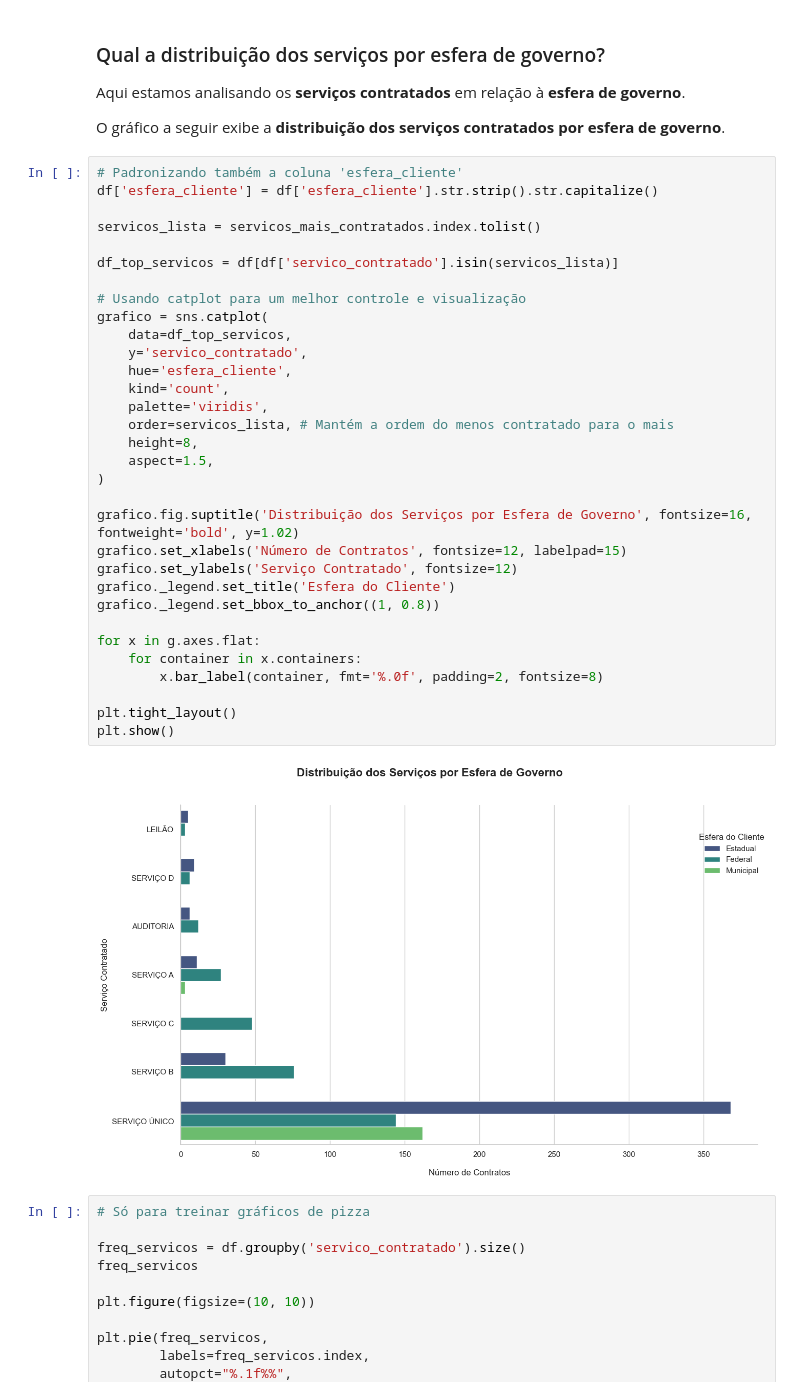
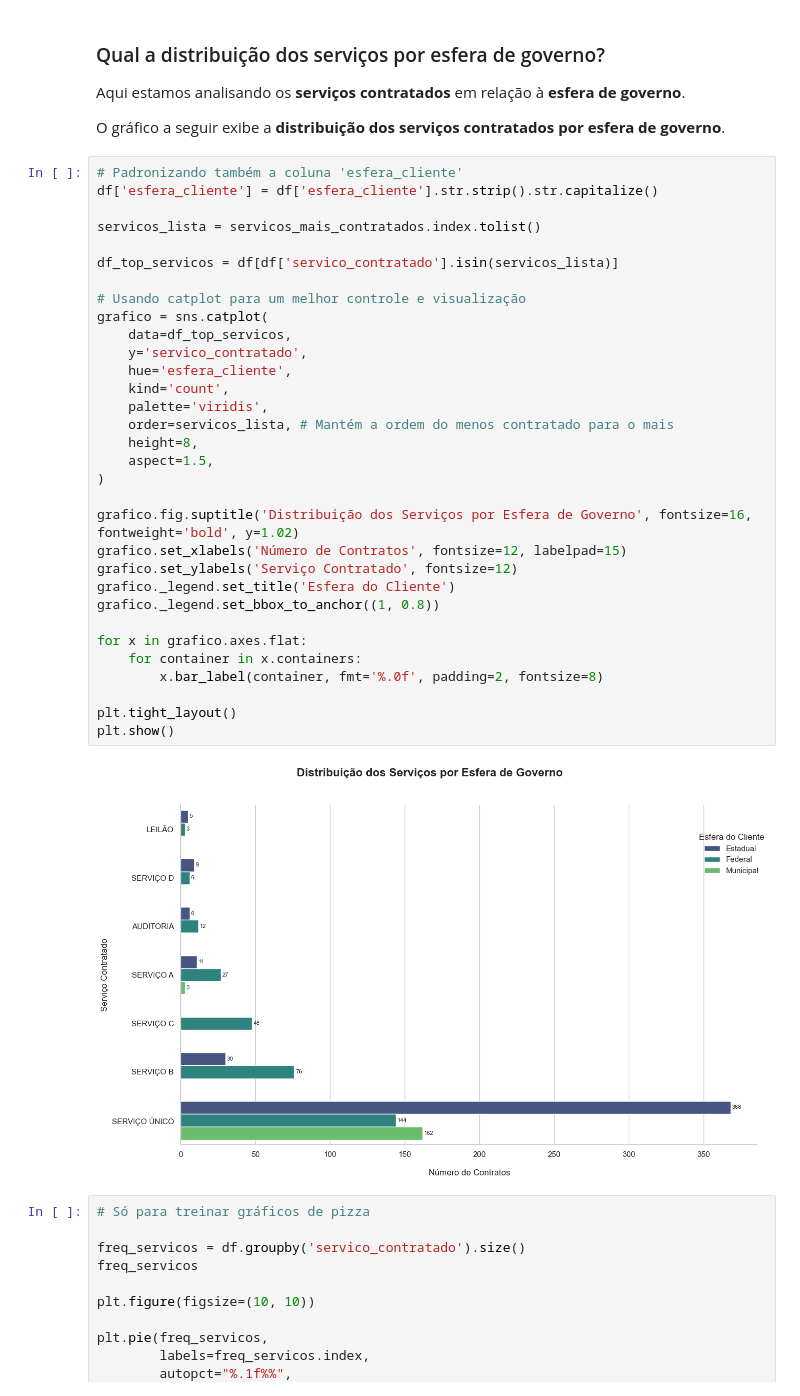
Before and after one commit to pdromls/Analise_BNDES, a Jupyter notebook: notebooks/insights4.ipynb, the cells around one changed output. Cells and saved outputs as stored; diff of their text form.

```diff
--- a/notebooks/insights4.ipynb
+++ b/notebooks/insights4.ipynb
@@ -77,35 +77,35 @@ O gráfico a seguir exibe a **distribuição dos serviços contratados por esfer
 df['esfera_cliente'] = df['esfera_cliente'].str.strip().str.capitalize()
 
 servicos_lista = servicos_mais_contratados.index.tolist()
 
 df_top_servicos = df[df['servico_contratado'].isin(servicos_lista)]
 
 # Usando catplot para um melhor controle e visualização
 grafico = sns.catplot(
     data=df_top_servicos,
     y='servico_contratado',
     hue='esfera_cliente',
     kind='count',
     palette='viridis',
     order=servicos_lista, # Mantém a ordem do menos contratado para o mais
     height=8,
     aspect=1.5,
 )
 
 grafico.fig.suptitle('Distribuição dos Serviços por Esfera de Governo', fontsize=16, fontweight='bold', y=1.02)
 grafico.set_xlabels('Número de Contratos', fontsize=12, labelpad=15)
 grafico.set_ylabels('Serviço Contratado', fontsize=12)
 grafico._legend.set_title('Esfera do Cliente')
 grafico._legend.set_bbox_to_anchor((1, 0.8))
 
-for x in g.axes.flat:
+for x in grafico.axes.flat:
     for container in x.containers:
         x.bar_label(container, fmt='%.0f', padding=2, fontsize=8)
 
 plt.tight_layout()
 plt.show()
 # %% [output]
-[figure, old version]
+[figure, new version]
 # %%
 # Só para treinar gráficos de pizza
 
```
Also changed, not shown: 9 other files.
